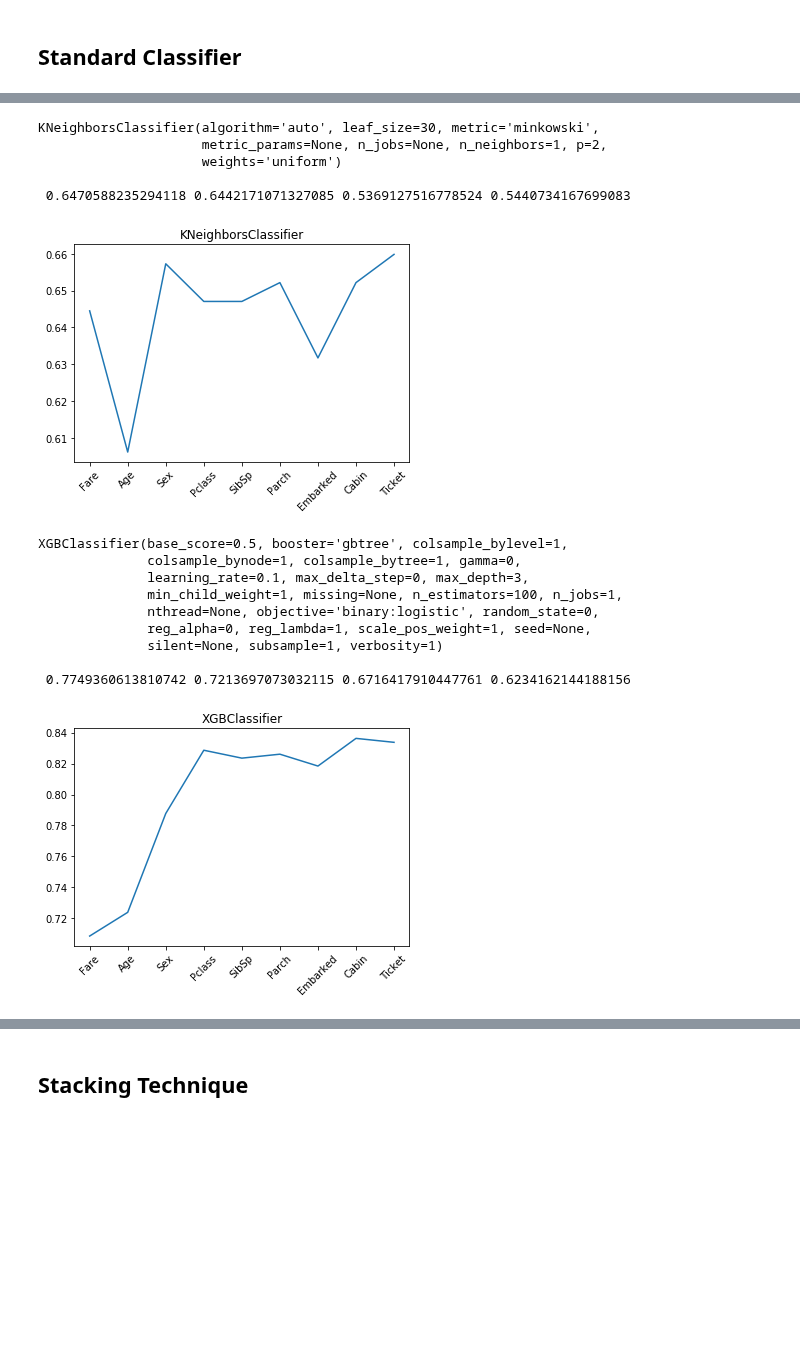
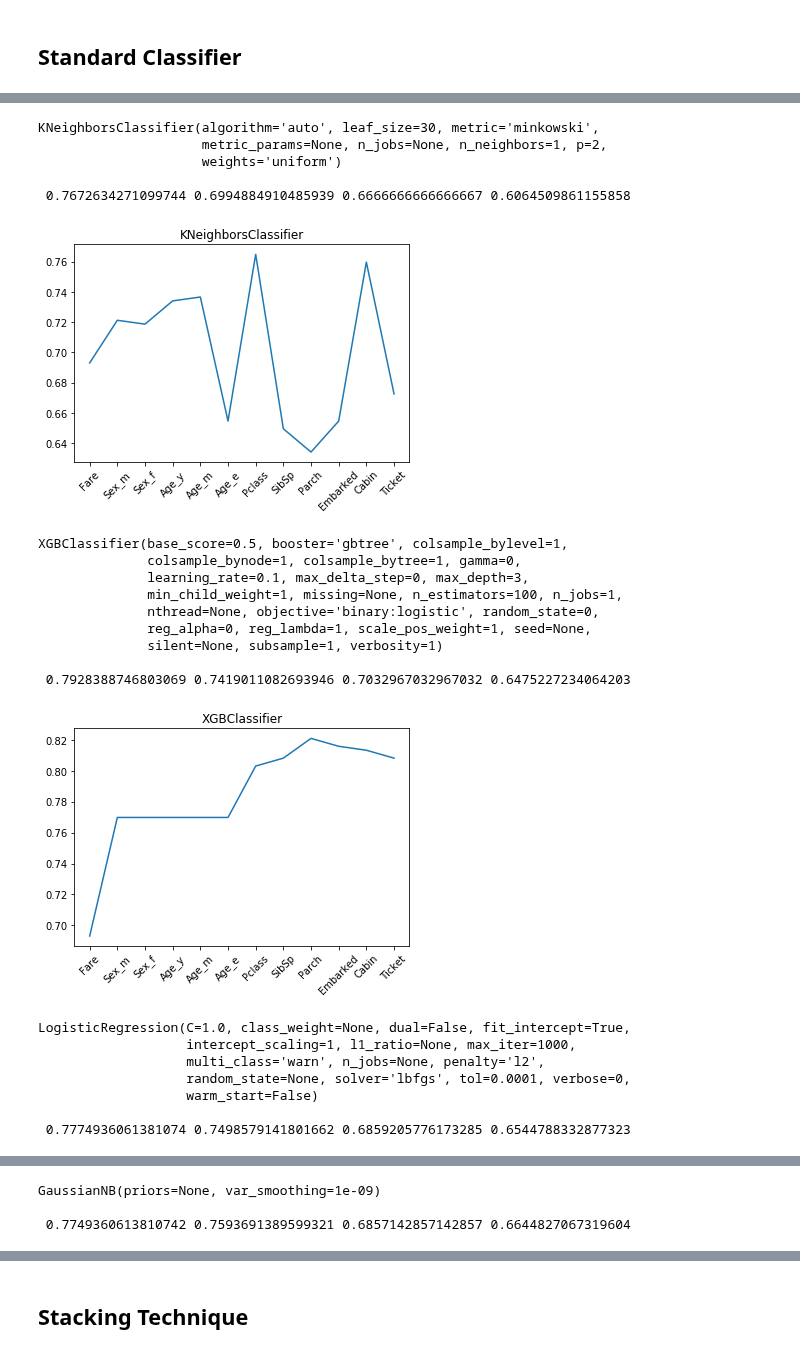
Before and after one commit to LeoFernanndes/notebooks, a Jupyter notebook: titanic_3.ipynb, the cells around one changed output, grey strips where cells are left out. Cells and saved outputs as stored; diff of their text form; code cells hidden in the pictures; blank space fills up the shorter version.

```diff
--- a/titanic_3.ipynb
+++ b/titanic_3.ipynb
@@ -33,7 +65,19 @@ for column in titanic.columns:
     titanic[column] = le.fit_transform(titanic[column])
 
 
-colunas = ['Fare',  'Age', 'Sex', 'Pclass', 'SibSp', 'Parch', 'Embarked', 'Cabin', 'Ticket']
+titanic['Sex_m'] = titanic_df['Sex'].map({'male': 1, 'female': 0})
+titanic['Sex_f'] = titanic_df['Sex'].map({'male': 0, 'female': 1})
+
+titanic['Age_y'] = titanic_df['Age'].apply(value_y)
+titanic['Age_m'] = titanic_df['Age'].apply(value_m)
+titanic['Age_e'] = titanic_df['Age'].apply(value_e)
+
+titanic['Fare'] = titanic_df['Fare'].apply(fare_bin)
+
+colunas_ = ['Fare', 'Sex', 'Age', 'Pclass', 'SibSp', 'Parch', 'Survived']
+colunas = ['Fare',  'Sex_m', 'Sex_f', 'Age_y', 'Age_m', 'Age_e', 'Pclass', 'SibSp', 'Parch',
+       'Embarked', 'Cabin', 'Ticket']
+
 
 titanic_train = titanic.iloc[0: 500]
 titanic_test = titanic.iloc[500: ]
@@ -88,12 +145,18 @@ classifiers = [KNeighborsClassifier(algorithm='auto', leaf_size=30, metric='mink
               silent=None, subsample=1, verbosity=1),
 
                LogisticRegression(C=1.0, class_weight=None, dual=False, fit_intercept=True,
-                   intercept_scaling=1, l1_ratio=None, max_iter=100,
+                   intercept_scaling=1, l1_ratio=None, max_iter=1000,
                    multi_class='warn', n_jobs=None, penalty='l2',
-                   random_state=None, solver='warn', tol=0.0001, verbose=0,
+                   random_state=None, solver='lbfgs', tol=0.0001, verbose=0,
                    warm_start=False),
 
-               RandomForestClassifier(),
+               RandomForestClassifier(bootstrap=True, class_weight=None, criterion='gini',
+                       max_depth=None, max_features='auto', max_leaf_nodes=None,
+                       min_impurity_decrease=0.0, min_impurity_split=None,
+                       min_samples_leaf=1, min_samples_split=2,
+                       min_weight_fraction_leaf=0.0, n_estimators=10,
+                       n_jobs=None, oob_score=False, random_state=None,
+                       verbose=0, warm_start=False),
 
                GaussianNB(priors=None, var_smoothing=1e-09)]
 
@@ -120,35 +183,35 @@ for clf in classifiers:
 
       y_axis.append(accuracy)
       x_axis.append(colunas[m])
 
       dataframe = pd.DataFrame({iter: y_pred}, index= titanic_test.index)
 
       df_resultados = pd.concat([df_resultados, dataframe], axis= 1)
 
     df_resultados['Final'] = df_resultados.drop(['PassengerId'], axis= 1).mode(axis= 1)[0]
     df_resultados['Porcentagem'] = df_resultados.drop(['PassengerId'], axis= 1).mean(axis= 1)
     accuracy_serie = pd.Series(accuracy_list).sort_values(ascending= True)
     f1_serie = pd.Series(f1_list).sort_values(ascending= True)
 
 
     final_accuracy = accuracy_score(df_resultados['Final'], y_test)
     final_f1 = f1_score(df_resultados['Final'], y_test)
 
 
   print(clf, 2*'\n', final_accuracy, accuracy_serie.mean(), final_f1, f1_serie.mean(), 2*'\n')
 
   plt.plot(x_axis, y_axis)
   plt.xticks(rotation= 45)
   plt.yticks()
   plt.title(str(clf).split('(')[0])
   plt.show()
 # %% [output]
 KNeighborsClassifier(algorithm='auto', leaf_size=30, metric='minkowski',
                      metric_params=None, n_jobs=None, n_neighbors=1, p=2,
                      weights='uniform')
 
- 0.6470588235294118 0.6442171071327085 0.5369127516778524 0.5440734167699083
+ 0.7672634271099744 0.6994884910485939 0.6666666666666667 0.6064509861155858
-[figure, old version]
+[figure, new version]
 XGBClassifier(base_score=0.5, booster='gbtree', colsample_bylevel=1,
               colsample_bynode=1, colsample_bytree=1, gamma=0,
               learning_rate=0.1, max_delta_step=0, max_depth=3,
@@ -157,5 +220,12 @@ XGBClassifier(base_score=0.5, booster='gbtree', colsample_bylevel=1,
               reg_alpha=0, reg_lambda=1, scale_pos_weight=1, seed=None,
               silent=None, subsample=1, verbosity=1)
 
- 0.7749360613810742 0.7213697073032115 0.6716417910447761 0.6234162144188156
+ 0.7928388746803069 0.7419011082693946 0.7032967032967032 0.6475227234064203
-[figure, old version]
+[figure, new version]
+LogisticRegression(C=1.0, class_weight=None, dual=False, fit_intercept=True,
+                   intercept_scaling=1, l1_ratio=None, max_iter=1000,
+                   multi_class='warn', n_jobs=None, penalty='l2',
+                   random_state=None, solver='lbfgs', tol=0.0001, verbose=0,
+                   warm_start=False)
+
+ 0.7774936061381074 0.7498579141801662 0.6859205776173285 0.6544788332877323
@@ -161,0 +243,3 @@ XGBClassifier(base_score=0.5, booster='gbtree', colsample_bylevel=1,
+GaussianNB(priors=None, var_smoothing=1e-09)
+
+ 0.7749360613810742 0.7593691389599321 0.6857142857142857 0.6644827067319604
```
Also changed, not shown: parts of 8 cells of this notebook.
